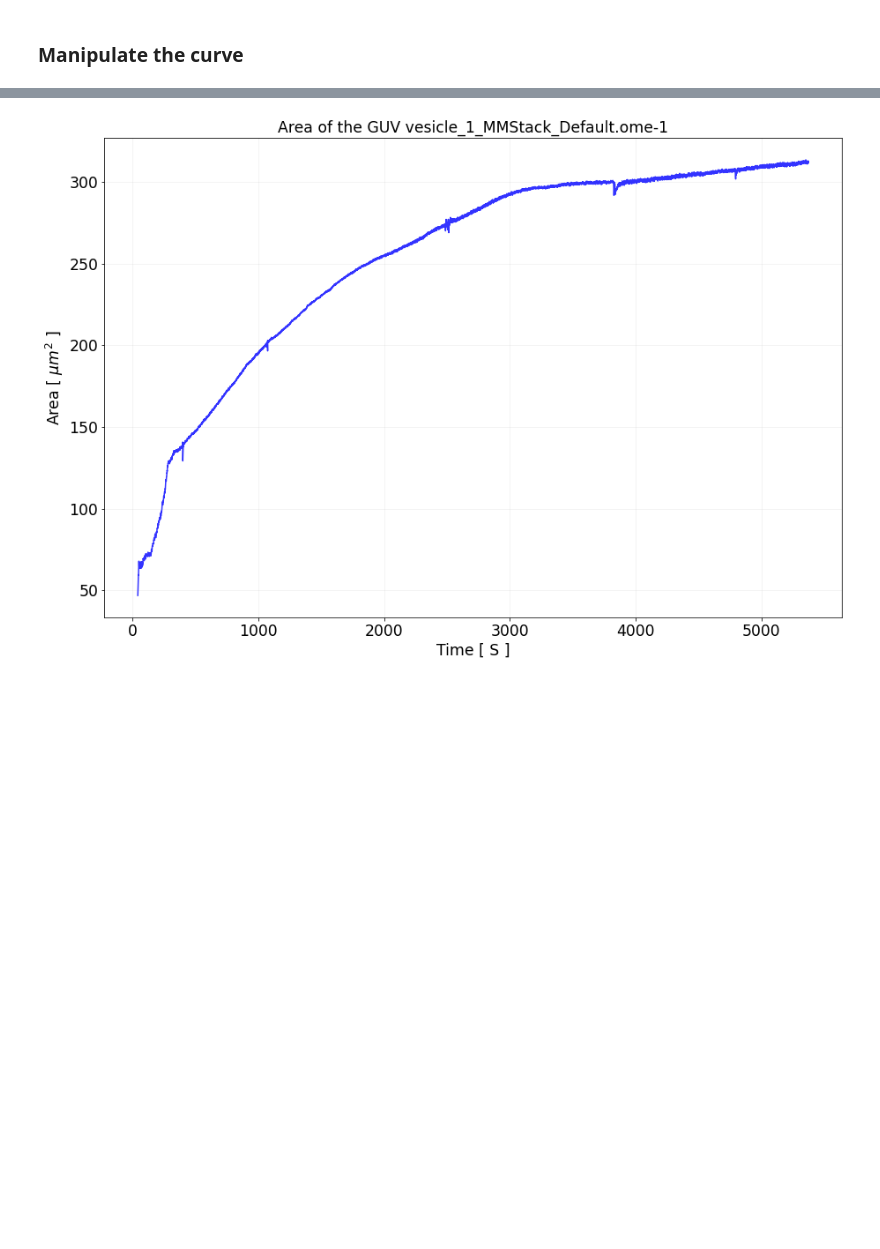
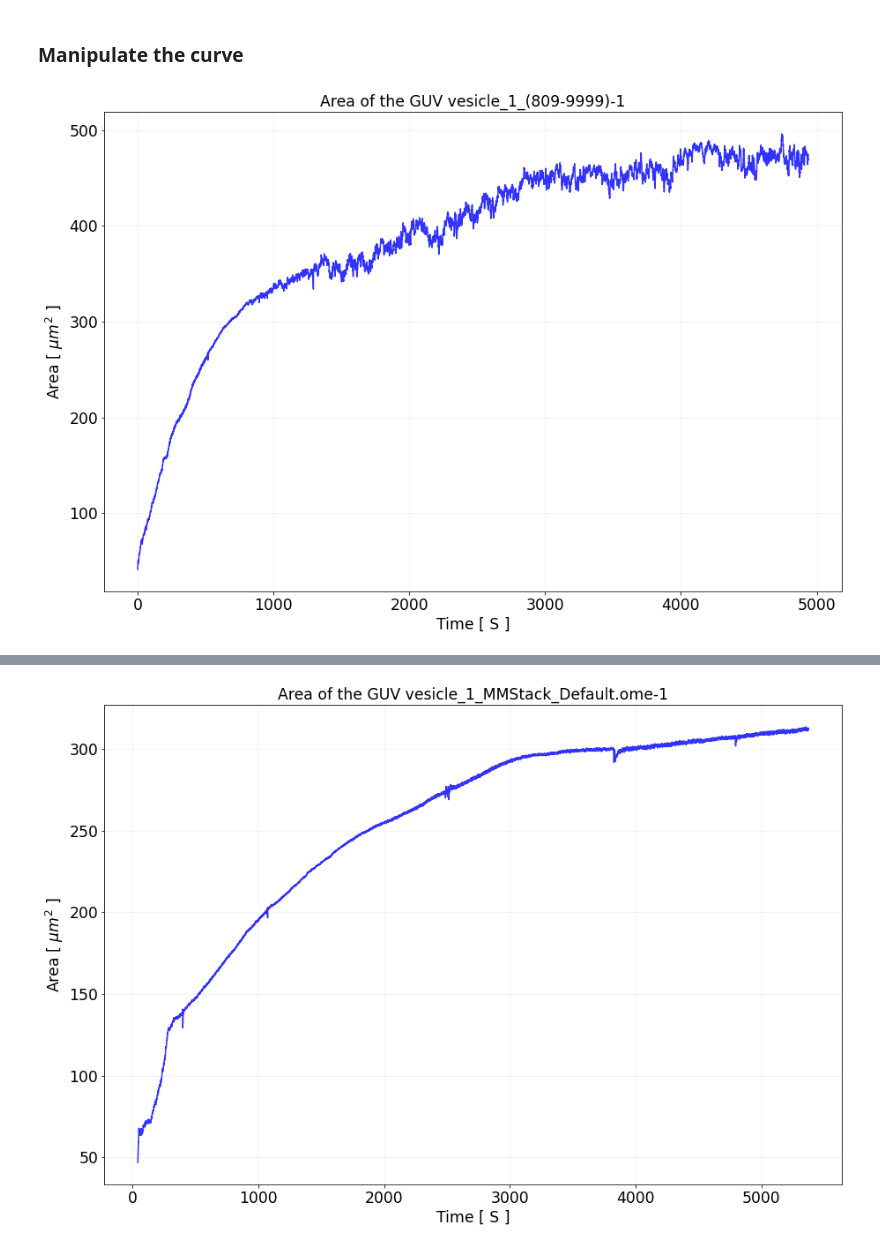
Before and after one commit to ahmed344/growth-curves, a Jupyter notebook: curve_cleaning.ipynb, the cells around one changed output, grey strips where cells are left out. Saved outputs shown, nothing was run; the diff lists cells and outputs as text; code cells hidden in the pictures; blank space fills up the shorter version.

```diff
--- a/curve_cleaning.ipynb
+++ b/curve_cleaning.ipynb
@@ -5,3 +5,33 @@ import matplotlib.pyplot as plt
 import pandas as pd
 # %% [markdown]
 ### Manipulate the curve
+# %%
+# Determine the Experiment and the GUV number
+EXPERIMENT = '20220401_GUV_NTA2_on_DPPC2'
+DATA = 'vesicle_1_(809-9999)-1'
+
+# Read the curves as dataframes
+df = pd.read_csv(f'Data/{EXPERIMENT}/{DATA}.csv')
+
+# Subtractions
+df['Area'][960:1665] = [x-y for x, y in zip(df['Area'][960:1665], np.linspace(10, 7, 1665-960))]
+df['Area'][960:2405] = [x-y for x, y in zip(df['Area'][960:2405], np.linspace(0, 20, 2405-960))]
+
+
+# Plot the curve
+plt.figure(figsize=(15, 10))
+plt.plot(df['Time'][:], df['Area'][:], label = f'{DATA}', color = 'b', alpha = 0.8)
+plt.title(f'Area of the GUV {DATA}', fontsize= 'xx-large')
+plt.xlabel('Time [ S ]', fontsize = "xx-large")
+plt.ylabel('Area [ $\mu m^2$ ]', fontsize = "xx-large")
+plt.xticks(fontsize = "xx-large")
+plt.yticks(fontsize = "xx-large")
+plt.grid(color = 'gray', alpha = 0.1)
+
+# Save the figure into png
+plt.savefig(f"Data/{EXPERIMENT}/{DATA}.png")
+
+# Save the data into csv
+df.to_csv(f"Data/{EXPERIMENT}/{DATA}.csv", index=False)
+# %% [output]
+[figure, added]
```
Also changed, not shown: parts of 3 cells of this notebook, 3 other files.
